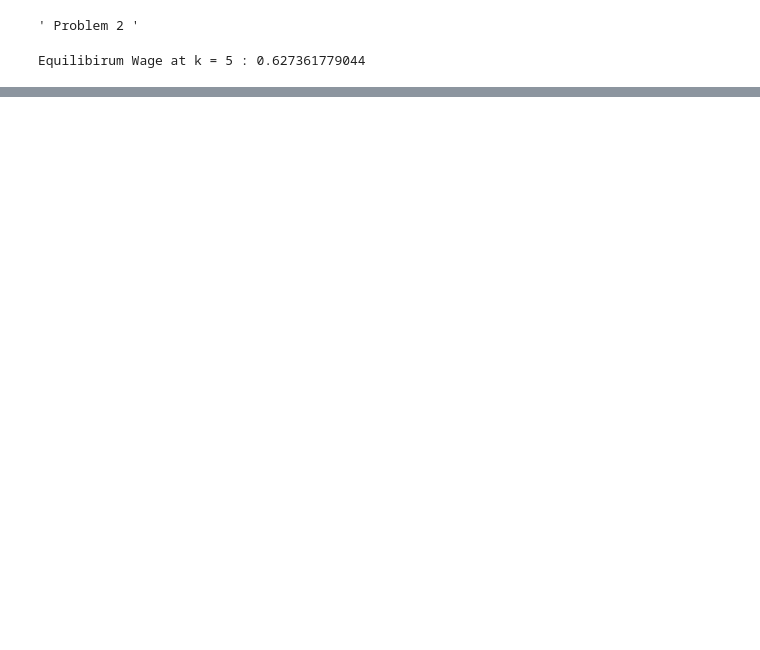
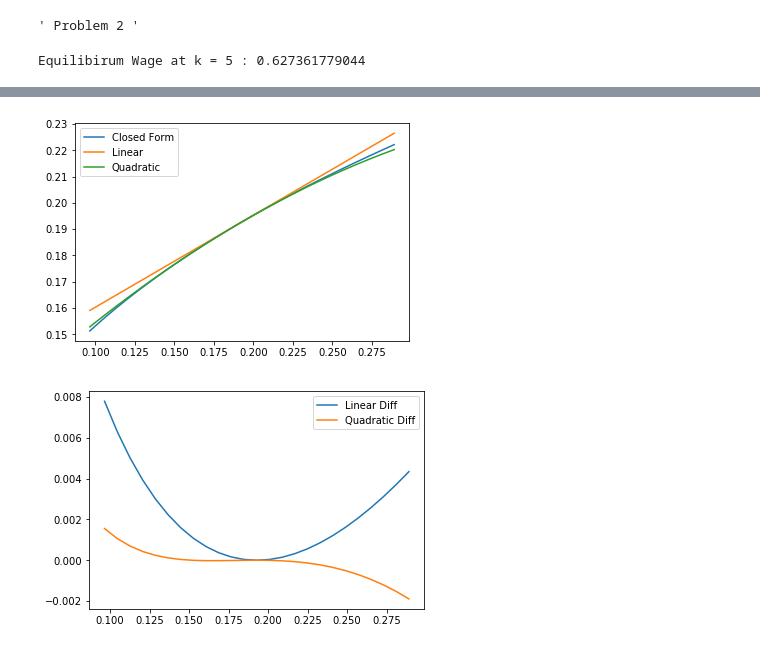
Before and after one commit to deehrlich/BootCamp2017, a Jupyter notebook: ProbSets/Econ/Week 5/Perturbation/Ehrlich_Perturb.ipynb, the cells around one changed output, grey strips where cells are left out. Cells and saved outputs as stored; diff of their text form; code cells hidden in the pictures; blank space fills up the shorter version.

```diff
--- a/ProbSets/Econ/Week 5/Perturbation/Ehrlich_Perturb.ipynb
+++ b/ProbSets/Econ/Week 5/Perturbation/Ehrlich_Perturb.ipynb
@@ -122,0 +188,11 @@ def cubic_aprox(f, fp, fpp, fppp, x0, x, y0):
+# %%
+# Parameters
+alpha = 0.35
+beta = 0.98
+rho = 0.95
+sigma = 0.02
+
+#kgrid
+kbar = (alpha * beta)**(1/(1-alpha))
+kgrid = np.linspace(0.5*kbar, 1.5*kbar, 25)
+sizek = len(kgrid)
@@ -122,0 +242,20 @@ def cubic_aprox(f, fp, fpp, fppp, x0, x, y0):
+# %%
+xu, xuu = get_derivatives(kbar)
+closed = alpha*beta*(kgrid**alpha)
+lin = kbar + xu*(kgrid - kbar)
+quad = kbar + xu*(kgrid - kbar) + 0.5*xuu*(kgrid - kbar)**2
+plt.plot(kgrid, closed, label = "Closed Form")
+plt.plot(kgrid, lin, label = "Linear")
+plt.plot(kgrid, quad, label = "Quadratic")
+plt.legend()
+plt.show()
+
+diff1 = lin - closed
+diff2 = quad - closed
+plt.plot(kgrid, diff1, label = "Linear Diff")
+plt.plot(kgrid, diff2, label = "Quadratic Diff")
+plt.legend()
+plt.show()
+# %% [output]
+[figure, added]
+[figure, added]
```
Also changed, not shown: parts of 11 cells of this notebook, 6 other files.
